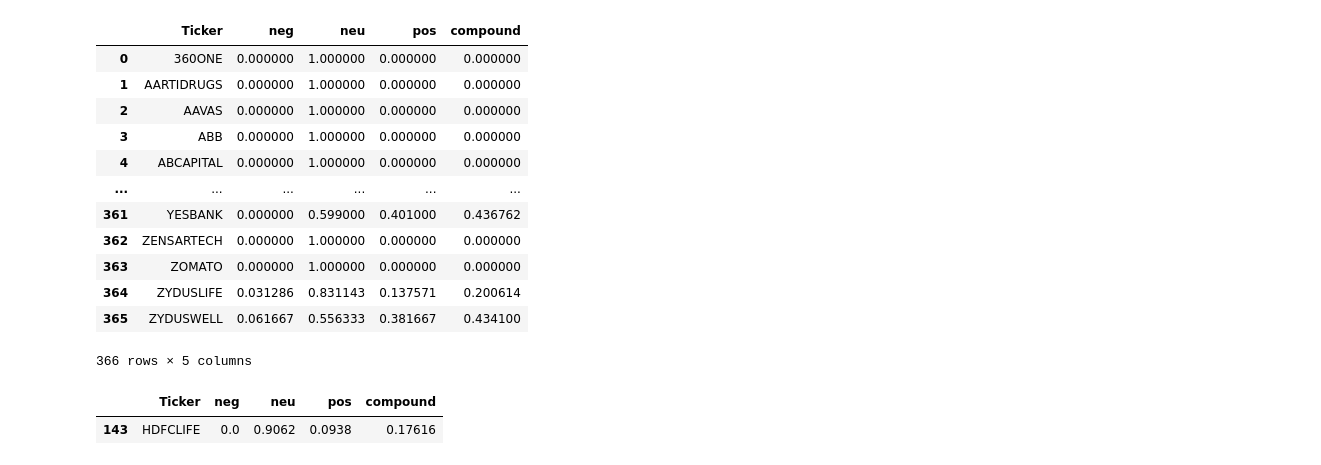
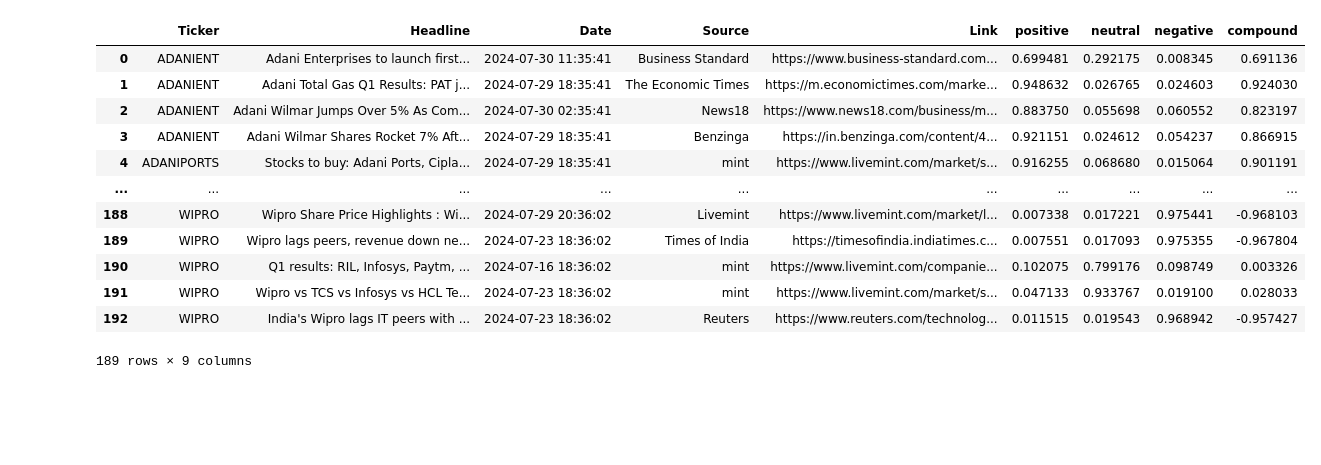
Before and after one commit to Shubxam/Nifty-500-Live-Sentiment-Analysis, a Jupyter notebook: playbook.ipynb, the cells around one changed output. Drawn from its saved outputs; the diff is of its cells as text; code cells hidden in the pictures; blank space fills up the shorter version.

```diff
--- a/playbook.ipynb
+++ b/playbook.ipynb
@@ -20,4 +32,6 @@ universe_tickers = pd.read_csv('./datasets/{}.csv'.format(universe), index_col=0
 # %%
-#date and time filter variables
+# date and time filter variables
 date_interval = 30
-cutoff_date = datetime.datetime.now().date() - datetime.timedelta(date_interval)
+cutoff_date = pd.to_datetime(
+    datetime.datetime.now() - relativedelta(days=date_interval)
+)
@@ -29,21 +38,20 @@ filter_article_sent_score = date_filter_article.groupby('Ticker').mean().reset_i
-# %%
-filter_article_sent_score
-# %% [output]
-|  | Ticker | neg | neu | pos | compound |
-| 0 | 360ONE | 0.000000 | 1.000000 | 0.000000 | 0.000000 |
-| 1 | AARTIDRUGS | 0.000000 | 1.000000 | 0.000000 | 0.000000 |
-| 2 | AAVAS | 0.000000 | 1.000000 | 0.000000 | 0.000000 |
-| 3 | ABB | 0.000000 | 1.000000 | 0.000000 | 0.000000 |
-| 4 | ABCAPITAL | 0.000000 | 1.000000 | 0.000000 | 0.000000 |
-| ... | ... | ... | ... | ... | ... |
-| 361 | YESBANK | 0.000000 | 0.599000 | 0.401000 | 0.436762 |
-| 362 | ZENSARTECH | 0.000000 | 1.000000 | 0.000000 | 0.000000 |
-| 363 | ZOMATO | 0.000000 | 1.000000 | 0.000000 | 0.000000 |
-| 364 | ZYDUSLIFE | 0.031286 | 0.831143 | 0.137571 | 0.200614 |
-| 365 | ZYDUSWELL | 0.061667 | 0.556333 | 0.381667 | 0.434100 |
-366 rows × 5 columns
-# %%
-filter_article_sent_score[filter_article_sent_score['Ticker'] == 'HDFCLIFE']
-# %% [output]
-|  | Ticker | neg | neu | pos | compound |
-| 143 | HDFCLIFE | 0.0 | 0.9062 | 0.0938 | 0.17616 |
+# %%
+filterd_articles = articles_data.loc[
+    articles_data.Date.astype("datetime64[ns]") > cutoff_date
+]
+# %%
+filterd_articles
+# %% [output]
+|  | Ticker | Headline | Date | Source | Link | positive | neutral | negative | compound |
+| 0 | ADANIENT | Adani Enterprises to launch first... | 2024-07-30 11:35:41 | Business Standard | https://www.business-standard.com... | 0.699481 | 0.292175 | 0.008345 | 0.691136 |
+| 1 | ADANIENT | Adani Total Gas Q1 Results: PAT j... | 2024-07-29 18:35:41 | The Economic Times | https://m.economictimes.com/marke... | 0.948632 | 0.026765 | 0.024603 | 0.924030 |
+| 2 | ADANIENT | Adani Wilmar Jumps Over 5% As Com... | 2024-07-30 02:35:41 | News18 | https://www.news18.com/business/m... | 0.883750 | 0.055698 | 0.060552 | 0.823197 |
+| 3 | ADANIENT | Adani Wilmar Shares Rocket 7% Aft... | 2024-07-29 18:35:41 | Benzinga | https://in.benzinga.com/content/4... | 0.921151 | 0.024612 | 0.054237 | 0.866915 |
+| 4 | ADANIPORTS | Stocks to buy: Adani Ports, Cipla... | 2024-07-29 18:35:41 | mint | https://www.livemint.com/market/s... | 0.916255 | 0.068680 | 0.015064 | 0.901191 |
+| ... | ... | ... | ... | ... | ... | ... | ... | ... | ... |
+| 188 | WIPRO | Wipro Share Price Highlights : Wi... | 2024-07-29 20:36:02 | Livemint | https://www.livemint.com/market/l... | 0.007338 | 0.017221 | 0.975441 | -0.968103 |
+| 189 | WIPRO | Wipro lags peers, revenue down ne... | 2024-07-23 18:36:02 | Times of India | https://timesofindia.indiatimes.c... | 0.007551 | 0.017093 | 0.975355 | -0.967804 |
+| 190 | WIPRO | Q1 results: RIL, Infosys, Paytm, ... | 2024-07-16 18:36:02 | mint | https://www.livemint.com/companie... | 0.102075 | 0.799176 | 0.098749 | 0.003326 |
+| 191 | WIPRO | Wipro vs TCS vs Infosys vs HCL Te... | 2024-07-23 18:36:02 | mint | https://www.livemint.com/market/s... | 0.047133 | 0.933767 | 0.019100 | 0.028033 |
+| 192 | WIPRO | India's Wipro lags IT peers with ... | 2024-07-23 18:36:02 | Reuters | https://www.reuters.com/technolog... | 0.011515 | 0.019543 | 0.968942 | -0.957427 |
+189 rows × 9 columns
```
Also changed, not shown: parts of 16 cells of this notebook.
